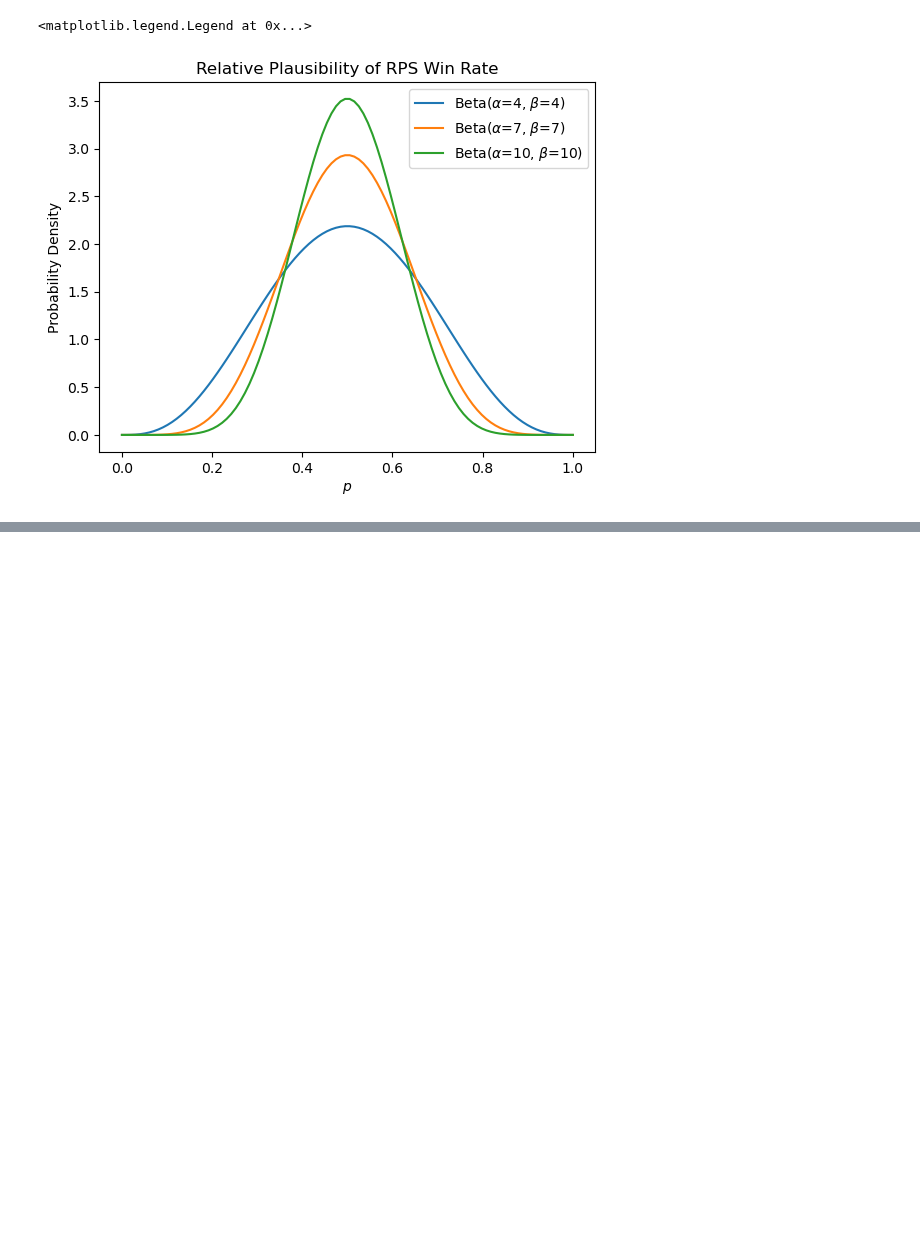
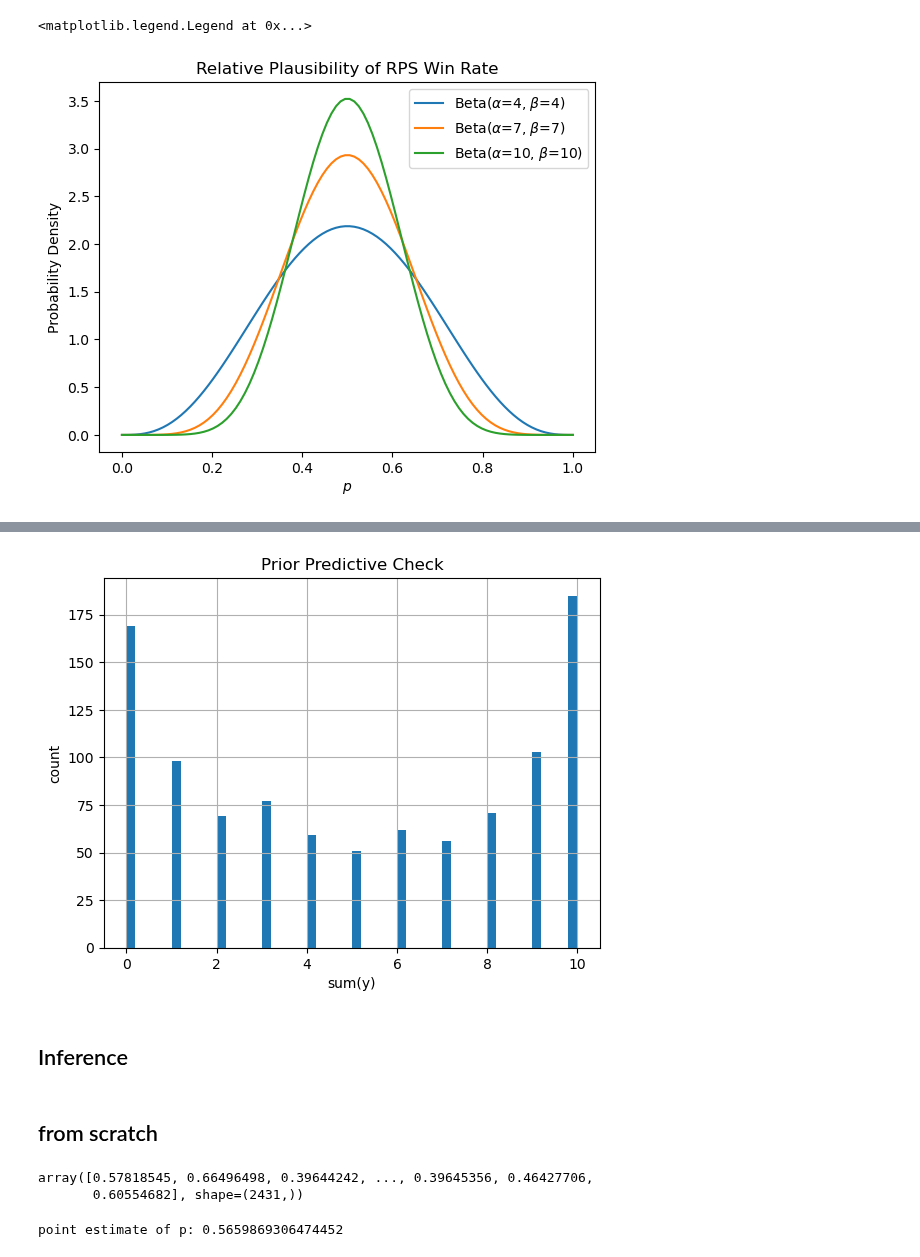
Before and after one commit to mcb00/rr-blog, a Jupyter notebook: posts/bayes/bayes.ipynb, the cells around one changed output, grey strips where cells are left out. Drawn from its saved outputs; the diff is of its cells as text; code cells hidden in the pictures; blank space fills up the shorter version.

```diff
--- a/posts/bayes/bayes.ipynb
+++ b/posts/bayes/bayes.ipynb
@@ -76,2 +74,32 @@ plt.hist(simulated_outcomes.sum(axis=1), bins=11)
+# %%
+simulate_outcomes(1_000, alpha_param=0.5, beta_param=0.5, N=10).hist("sum_y", bins=50)
+plt.xlabel('sum(y)')
+plt.ylabel('count')
+plt.title('Prior Predictive Check');
+# %% [output]
+[figure, added]
+# %% [markdown]
+## Inference
 # %%
 outcomes = [1, 1, 0, 1, 0, 0, 1, 1, 1, 1]
+# %% [markdown]
+## from scratch
+# %%
+def rps_model_rejection_sampler(observed, n_samples):
+    observed_sum = np.array(observed).sum()
+    p_values = []
+    for _ in range(n_samples):
+        p, y = simulate_rps_model_outcome(alpha_param=10, beta_param=10, n=10)
+        if y.sum() == observed_sum:
+            p_values.append(p)
+    return np.array(p_values)
+
+posterior_samples = rps_model_rejection_sampler(outcomes, 20_000)
+posterior_samples
+# %% [output]
+array([0.57818545, 0.66496498, 0.39644242, ..., 0.39645356, 0.46427706,
+       0.60554682], shape=(2431,))
+# %%
+print(f'point estimate of p: {np.mean(posterior_samples)}')
+# %% [output]
+point estimate of p: 0.5659869306474452
```
Also changed, not shown: parts of 22 cells of this notebook.
